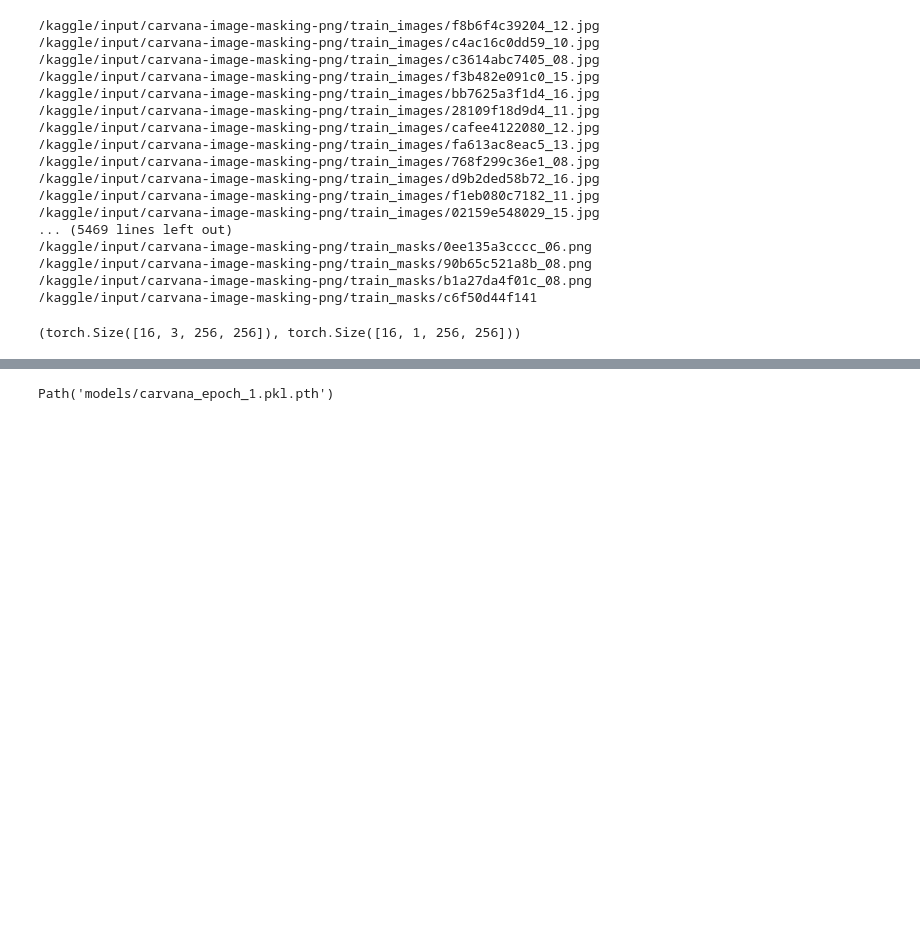
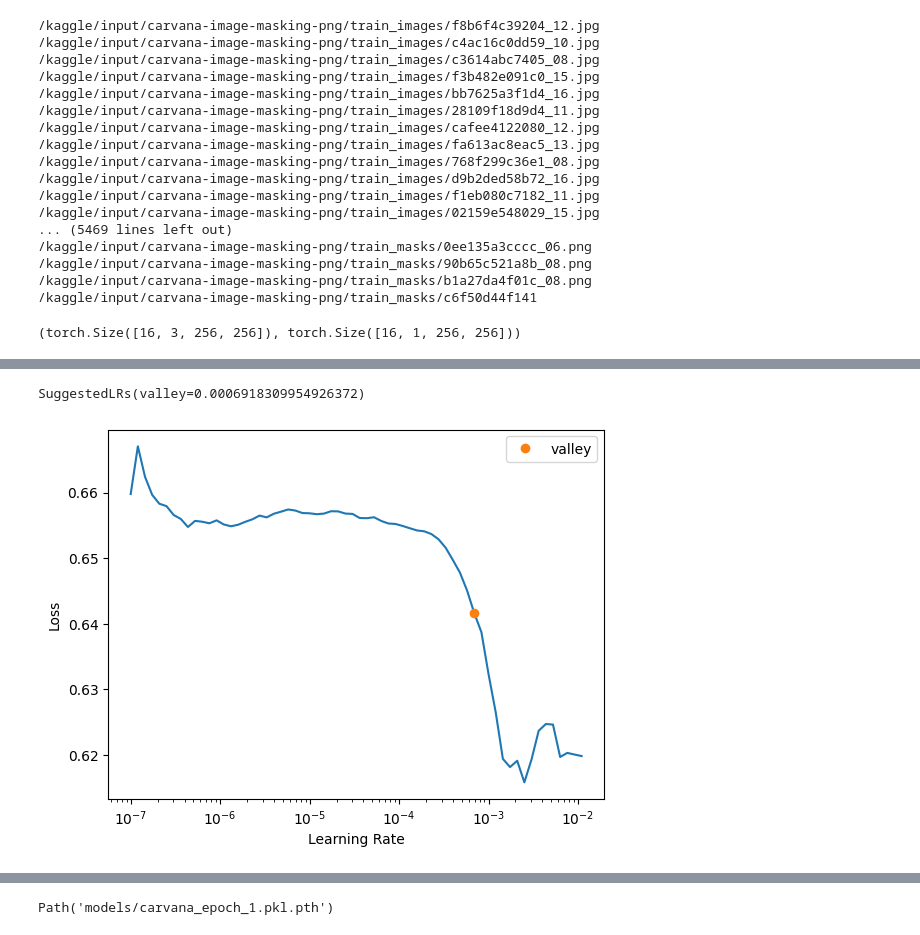
Before and after one commit to adeleke1508/car_or_motorcycle_classifier, a Jupyter notebook: carvana-segmentation-task-nn.ipynb, the cells around one changed output, grey strips where cells are left out. Cells and saved outputs as stored; diff of their text form; code cells hidden in the pictures; blank space fills up the shorter version.

```diff
--- a/carvana-segmentation-task-nn.ipynb
+++ b/carvana-segmentation-task-nn.ipynb
@@ -284,4 +284,5 @@ class BinaryDice(Metric):
 # %%
 learn = Learner(dls, model, metrics=BinaryDice,opt_func=Adam,
                loss_func=DiceBCELoss(dice_weight=0.7, bce_weight=0.3))
-#learn.lr_find()
+learn.lr_find()
+# %% [output]
@@ -288,3 +290,5 @@ learn = Learner(dls, model, metrics=BinaryDice,opt_func=Adam,
+SuggestedLRs(valley=0.0006918309954926372)
+[figure, added]
 # %%
 learn.fit(10, 3e-3)
 # %% [output]
```
Also changed, not shown: parts of 3 cells of this notebook.
